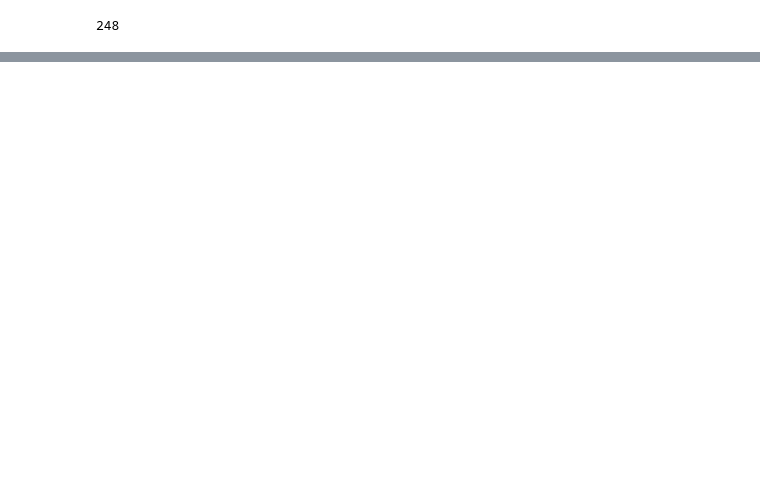
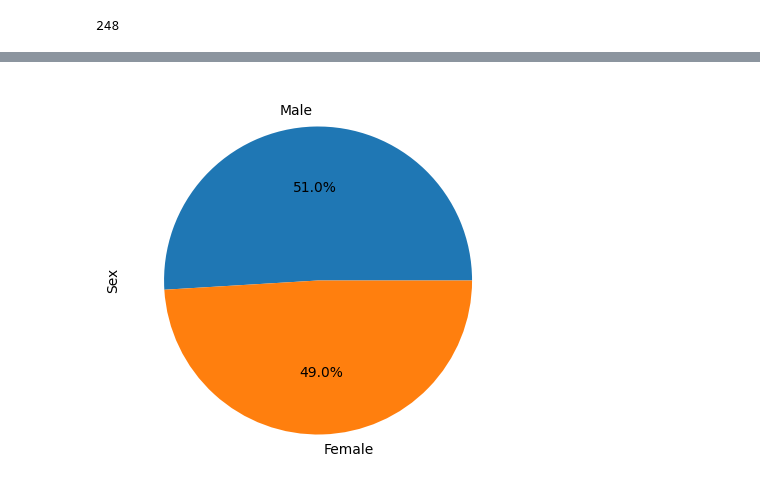
Before and after one commit to caitlin-hartley/data-visualization-challenge, a Jupyter notebook: Pymaceuticals/main.ipynb, the cells around one changed output, grey strips where cells are left out. Saved outputs shown, nothing was run; the diff lists cells and outputs as text; code cells hidden in the pictures; blank space fills up the shorter version.

```diff
--- a/Pymaceuticals/main.ipynb
+++ b/Pymaceuticals/main.ipynb
@@ -84,0 +165,9 @@ clean_mice_count
+# %%
+# Generate a pie plot showing the distribution of female versus male mice using Pandas
+gender_counts = cleaned_mouse_study_data['Sex'].value_counts()
+
+pandas_pie = gender_counts.plot(kind='pie', autopct='%1.1f%%', figsize=(5,5), colors=['tab:blue', 'tab:orange'], ylabel='Sex')
+
+plt.show()
+# %% [output]
+[figure, added]
```
Also changed, not shown: parts of 18 cells of this notebook.
